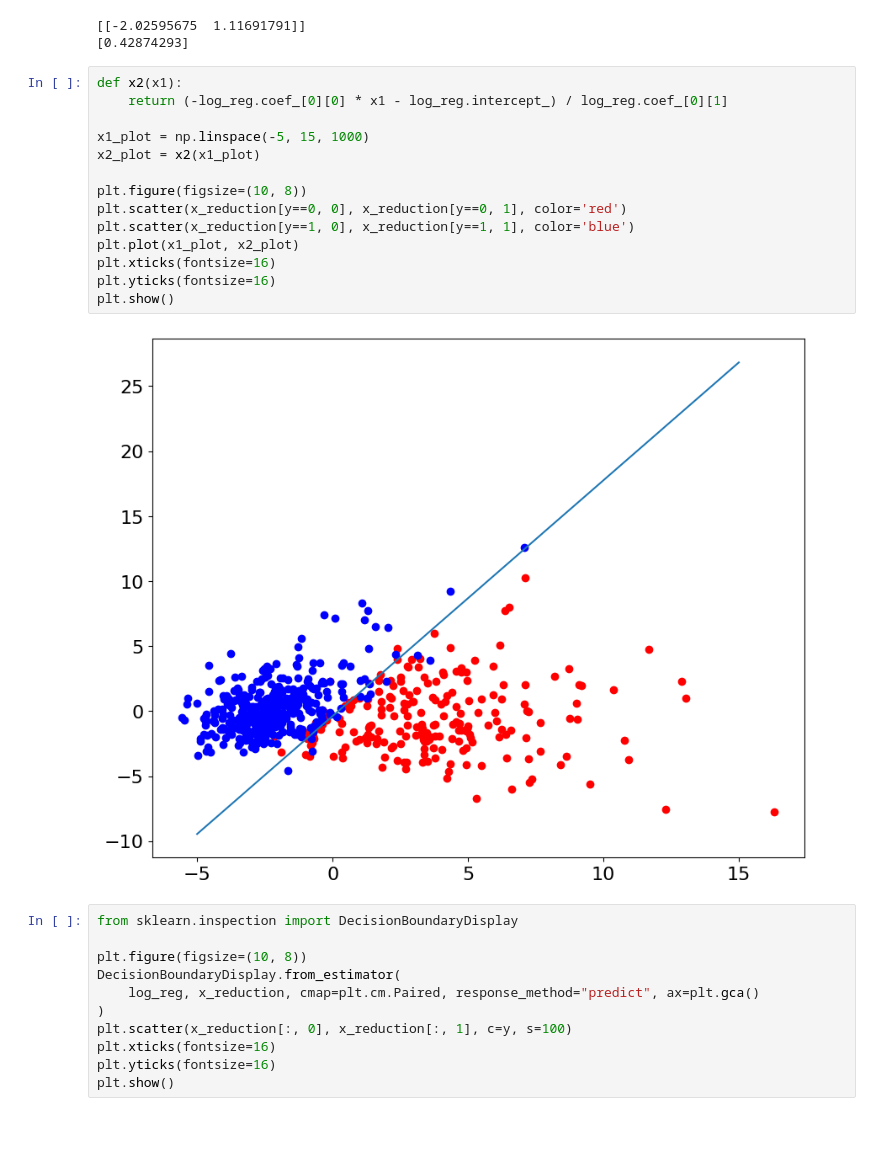
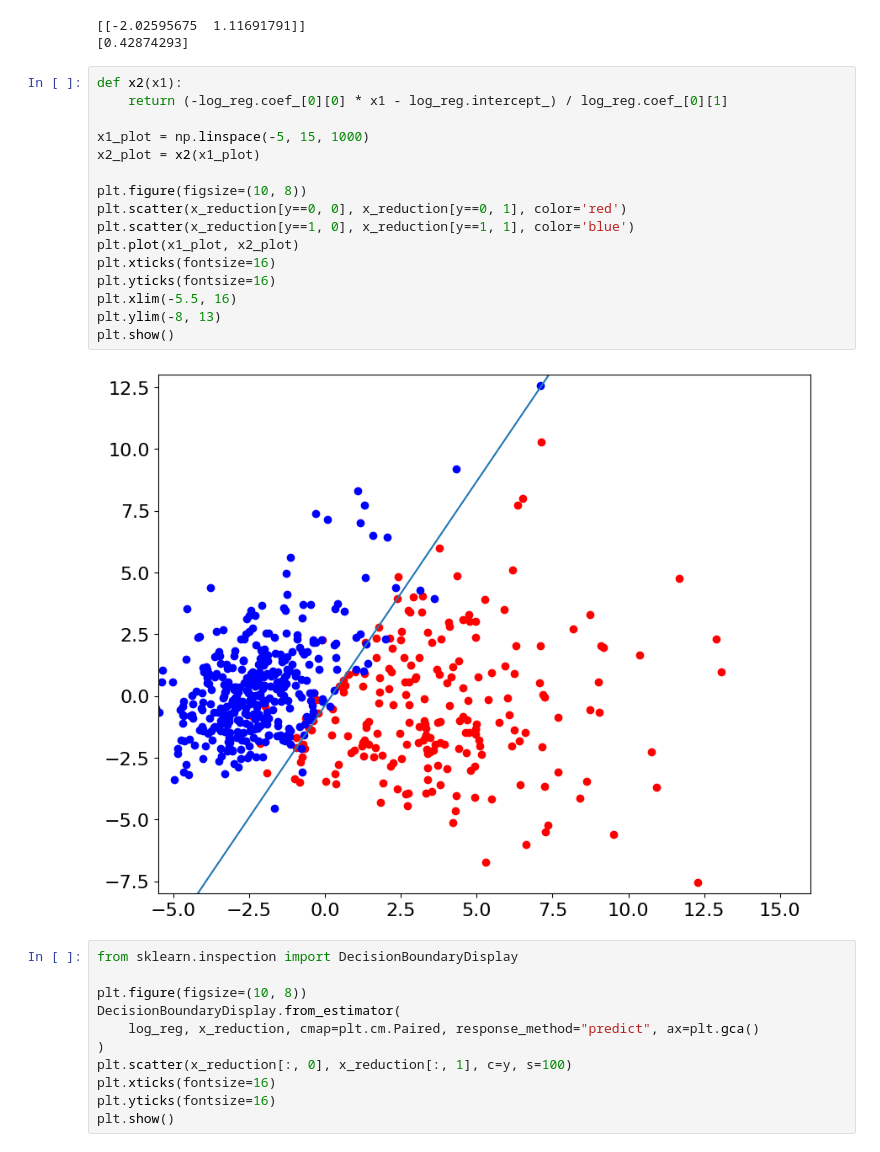
Before and after one commit to hughxusu/lesson-ai, a Jupyter notebook: codes/01-机器学习经典算法/g-主成分分析.ipynb, the cells around one changed output. Cells and saved outputs as stored; diff of their text form.

```diff
--- a/codes/01-机器学习经典算法/g-主成分分析.ipynb
+++ b/codes/01-机器学习经典算法/g-主成分分析.ipynb
@@ -135,19 +141,21 @@ print(log_reg.intercept_)
 # %%
 def x2(x1):
     return (-log_reg.coef_[0][0] * x1 - log_reg.intercept_) / log_reg.coef_[0][1]
 
 x1_plot = np.linspace(-5, 15, 1000)
 x2_plot = x2(x1_plot)
 
 plt.figure(figsize=(10, 8))
 plt.scatter(x_reduction[y==0, 0], x_reduction[y==0, 1], color='red')
 plt.scatter(x_reduction[y==1, 0], x_reduction[y==1, 1], color='blue')
 plt.plot(x1_plot, x2_plot)
 plt.xticks(fontsize=16)
 plt.yticks(fontsize=16)
+plt.xlim(-5.5, 16)
+plt.ylim(-8, 13)
 plt.show()
 # %% [output]
-[figure, old version]
+[figure, new version]
 # %%
 from sklearn.inspection import DecisionBoundaryDisplay
 
```
Also changed, not shown: parts of 2 cells of this notebook, 2 other files.
